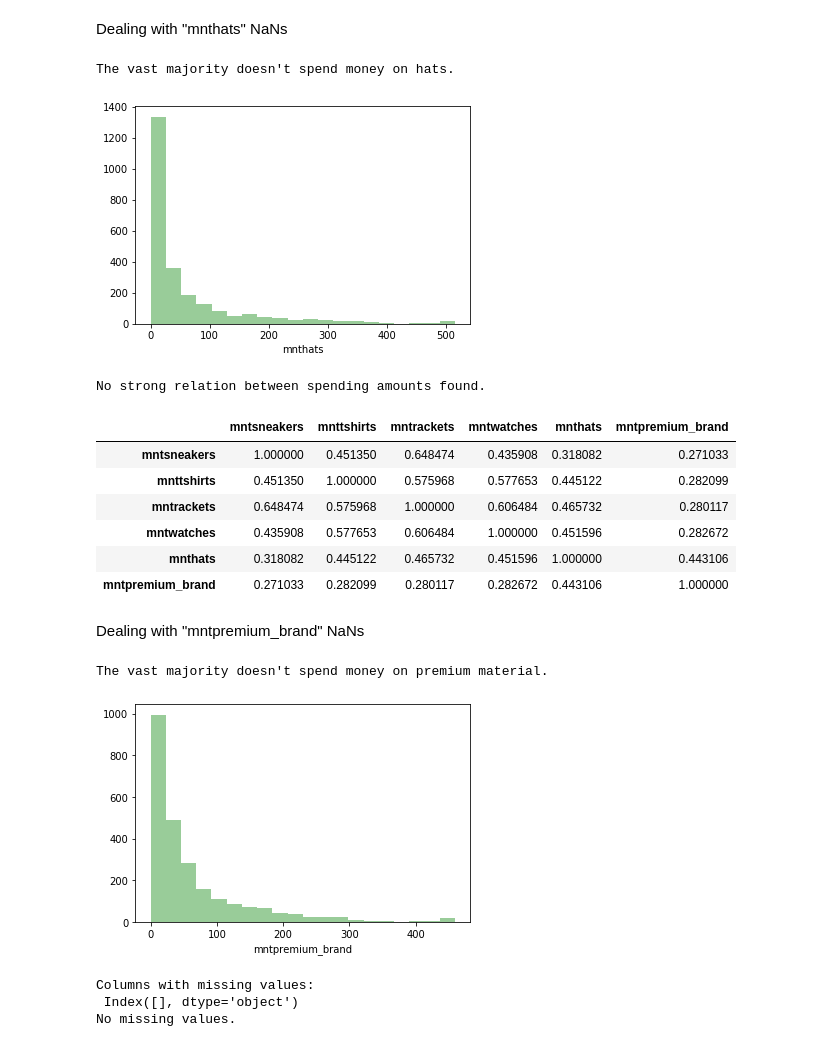
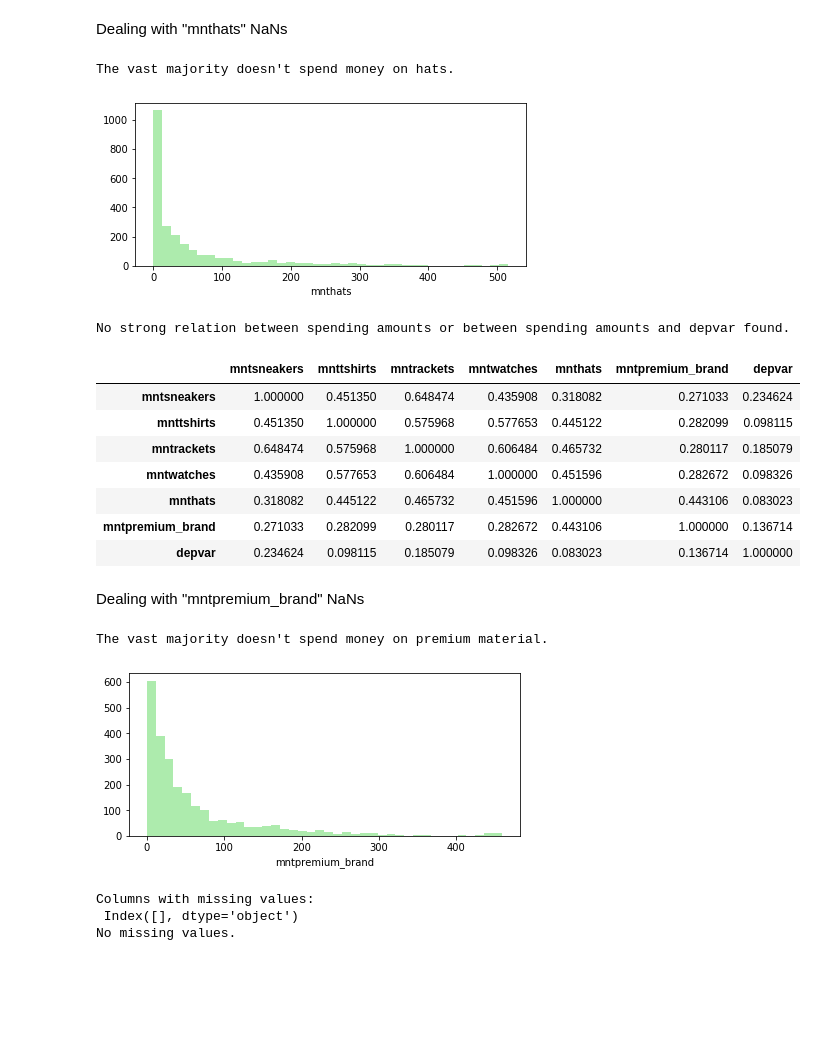
Before and after one commit to EDSA2020/project, a Jupyter notebook: MLaDS_Project.ipynb, the cells around one changed output. Saved outputs shown, nothing was run; the diff lists cells and outputs as text; code cells hidden in the pictures; blank space fills up the shorter version.

```diff
--- a/MLaDS_Project.ipynb
+++ b/MLaDS_Project.ipynb
@@ -171,23 +171,25 @@ g33 = pd.concat([g33[g33['income'].notnull()],nan_income])
 Dealing with "mnthats" NaNs
 # %%
 # understanding mnthats - "Amount spent on Hats"
-sns.distplot(a = g33['mnthats'],kde = False, color="g", bins = 20);
+plt.figure(figsize=(7,3))
+sns.distplot(a = g33['mnthats'], kde = False, color="limegreen", bins = 40);
 print('The vast majority doesn\'t spend money on hats.')
 # %% [output]
 The vast majority doesn't spend money on hats.
-[figure, old version]
+[figure, new version]
 # %%
-print('No strong relation between spending amounts found.')
+print('No strong relation between spending amounts or between spending amounts and depvar found.')
 g33_spent = g33[['mntsneakers', 'mnttshirts', 'mntrackets',
-                 'mntwatches', 'mnthats', 'mntpremium_brand']]
+                 'mntwatches', 'mnthats', 'mntpremium_brand', 'depvar']]
 g33_spent.corr()
 # %% [output]
-No strong relation between spending amounts found.
+No strong relation between spending amounts or between spending amounts and depvar found.
-|  | mntsneakers | mnttshirts | mntrackets | mntwatches | mnthats | mntpremium_brand |
-| mntsneakers | 1.000000 | 0.451350 | 0.648474 | 0.435908 | 0.318082 | 0.271033 |
-| mnttshirts | 0.451350 | 1.000000 | 0.575968 | 0.577653 | 0.445122 | 0.282099 |
-| mntrackets | 0.648474 | 0.575968 | 1.000000 | 0.606484 | 0.465732 | 0.280117 |
-| mntwatches | 0.435908 | 0.577653 | 0.606484 | 1.000000 | 0.451596 | 0.282672 |
-| mnthats | 0.318082 | 0.445122 | 0.465732 | 0.451596 | 1.000000 | 0.443106 |
-| mntpremium_brand | 0.271033 | 0.282099 | 0.280117 | 0.282672 | 0.443106 | 1.000000 |
+|  | mntsneakers | mnttshirts | mntrackets | mntwatches | mnthats | mntpremium_brand | depvar |
+| mntsneakers | 1.000000 | 0.451350 | 0.648474 | 0.435908 | 0.318082 | 0.271033 | 0.234624 |
+| mnttshirts | 0.451350 | 1.000000 | 0.575968 | 0.577653 | 0.445122 | 0.282099 | 0.098115 |
+| mntrackets | 0.648474 | 0.575968 | 1.000000 | 0.606484 | 0.465732 | 0.280117 | 0.185079 |
+| mntwatches | 0.435908 | 0.577653 | 0.606484 | 1.000000 | 0.451596 | 0.282672 | 0.098326 |
+| mnthats | 0.318082 | 0.445122 | 0.465732 | 0.451596 | 1.000000 | 0.443106 | 0.083023 |
+| mntpremium_brand | 0.271033 | 0.282099 | 0.280117 | 0.282672 | 0.443106 | 1.000000 | 0.136714 |
+| depvar | 0.234624 | 0.098115 | 0.185079 | 0.098326 | 0.083023 | 0.136714 | 1.000000 |
 # %%
@@ -197,9 +199,10 @@ g33['mnthats'].fillna(0, inplace = True)
 Dealing with "mntpremium_brand" NaNs
 # %%
 # understanding mntpremium_brand - "Amount spent on premium material"
-sns.distplot(a = g33['mntpremium_brand'], kde = False, color="g", bins = 20);
+plt.figure(figsize=(7,3))
+sns.distplot(a = g33['mntpremium_brand'], kde = False, color="limegreen", bins = 40);
 print('The vast majority doesn\'t spend money on premium material.')
 # %% [output]
 The vast majority doesn't spend money on premium material.
-[figure, old version]
+[figure, new version]
 # %%
```
Also changed, not shown: parts of 31 cells of this notebook.
